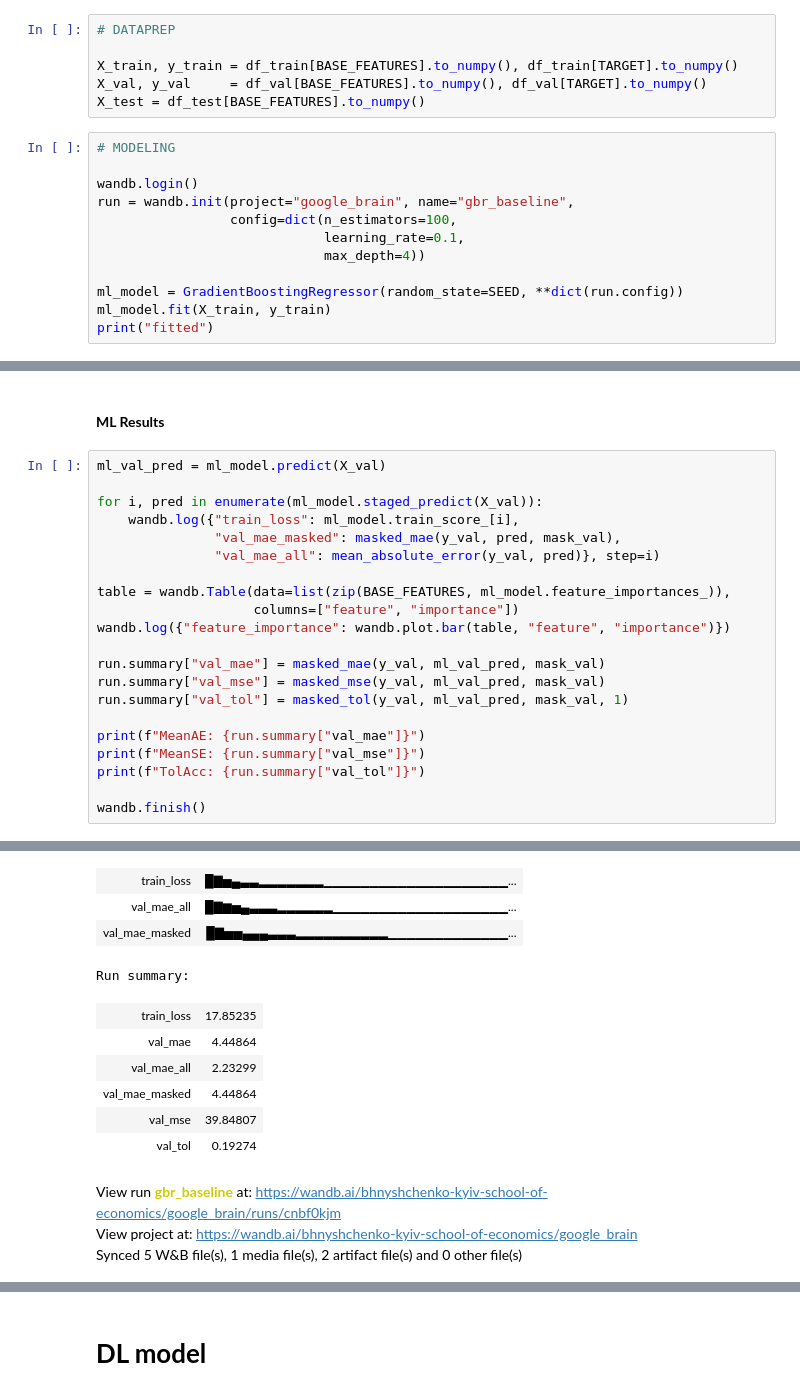
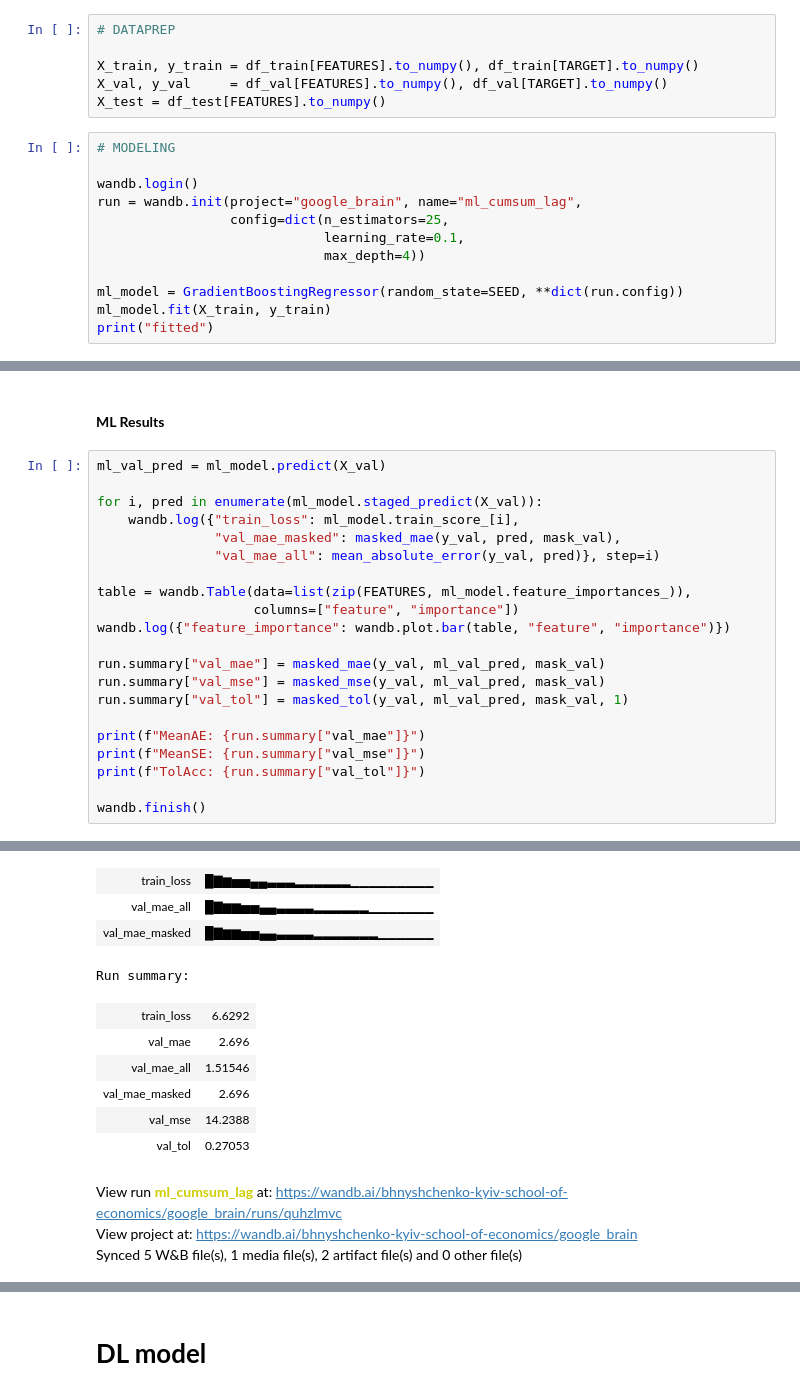
Before and after one commit to vumenira/DL_model_for_google_brain, a Jupyter notebook: main.ipynb, the cells around one changed output, grey strips where cells are left out. Drawn from its saved outputs; the diff is of its cells as text.

Commit message:
added lag and cumsum features to both models, custom layer and optimizer, better ensamble algorithm

```diff
--- a/main.ipynb
+++ b/main.ipynb
@@ -131,15 +130,15 @@ for df in [df_train, df_val, df_test]:
 # %%
 # DATAPREP
 
-X_train, y_train = df_train[BASE_FEATURES].to_numpy(), df_train[TARGET].to_numpy()
-X_val, y_val     = df_val[BASE_FEATURES].to_numpy(), df_val[TARGET].to_numpy()
-X_test = df_test[BASE_FEATURES].to_numpy()
+X_train, y_train = df_train[FEATURES].to_numpy(), df_train[TARGET].to_numpy()
+X_val, y_val     = df_val[FEATURES].to_numpy(), df_val[TARGET].to_numpy()
+X_test = df_test[FEATURES].to_numpy()
 # %%
 # MODELING
 
 wandb.login()
-run = wandb.init(project="google_brain", name="gbr_baseline",
-                 config=dict(n_estimators=100,
+run = wandb.init(project="google_brain", name="ml_cumsum_lag",
+                 config=dict(n_estimators=25,
                              learning_rate=0.1,
                              max_depth=4))
 
@@ -164,7 +163,7 @@ for i, pred in enumerate(ml_model.staged_predict(X_val)):
                "val_mae_masked": masked_mae(y_val, pred, mask_val),
                "val_mae_all": mean_absolute_error(y_val, pred)}, step=i)
 
-table = wandb.Table(data=list(zip(BASE_FEATURES, ml_model.feature_importances_)),
+table = wandb.Table(data=list(zip(FEATURES, ml_model.feature_importances_)),
                     columns=["feature", "importance"])
 wandb.log({"feature_importance": wandb.plot.bar(table, "feature", "importance")})
 
@@ -184,15 +183,15 @@ TolAcc: 0.19273799554707127
 [interactive output not drawn]
 Run history:
-| train_loss | █▇▅▄▃▃▂▂▂▂▂▂▂▁▁▁▁▁▁▁▁▁▁▁▁▁▁▁▁▁▁▁▁... |
-| val_mae_all | █▇▆▅▄▃▃▃▂▂▂▂▂▂▁▁▁▁▁▁▁▁▁▁▁▁▁▁▁▁▁▁▁... |
-| val_mae_masked | █▇▅▅▄▄▄▃▃▃▂▂▂▂▂▂▂▂▂▂▁▁▁▁▁▁▁▁▁▁▁▁▁... |
+| train_loss | █▇▆▅▅▄▄▃▃▃▂▂▂▂▂▂▁▁▁▁▁▁▁▁▁ |
+| val_mae_all | █▇▆▆▅▅▄▄▃▃▃▃▂▂▂▂▂▂▁▁▁▁▁▁▁ |
+| val_mae_masked | █▇▆▆▅▅▄▄▃▃▃▃▂▂▂▂▂▂▂▁▁▁▁▁▁ |
 Run summary:
-| train_loss | 17.85235 |
-| val_mae | 4.44864 |
-| val_mae_all | 2.23299 |
-| val_mae_masked | 4.44864 |
-| val_mse | 39.84807 |
-| val_tol | 0.19274 |
+| train_loss | 6.6292 |
+| val_mae | 2.696 |
+| val_mae_all | 1.51546 |
+| val_mae_masked | 2.696 |
+| val_mse | 14.2388 |
+| val_tol | 0.27053 |
-View run gbr_baseline at: https://wandb.ai/bhnyshchenko-kyiv-school-of-economics/google_brain/runs/cnbf0kjm
+View run ml_cumsum_lag at: https://wandb.ai/bhnyshchenko-kyiv-school-of-economics/google_brain/runs/quhzlmvc
 View project at: https://wandb.ai/bhnyshchenko-kyiv-school-of-economics/google_brain
 Synced 5 W&B file(s), 1 media file(s), 2 artifact file(s) and 0 other file(s)
```
Also changed, not shown: parts of 21 cells of this notebook, 1 other file.
